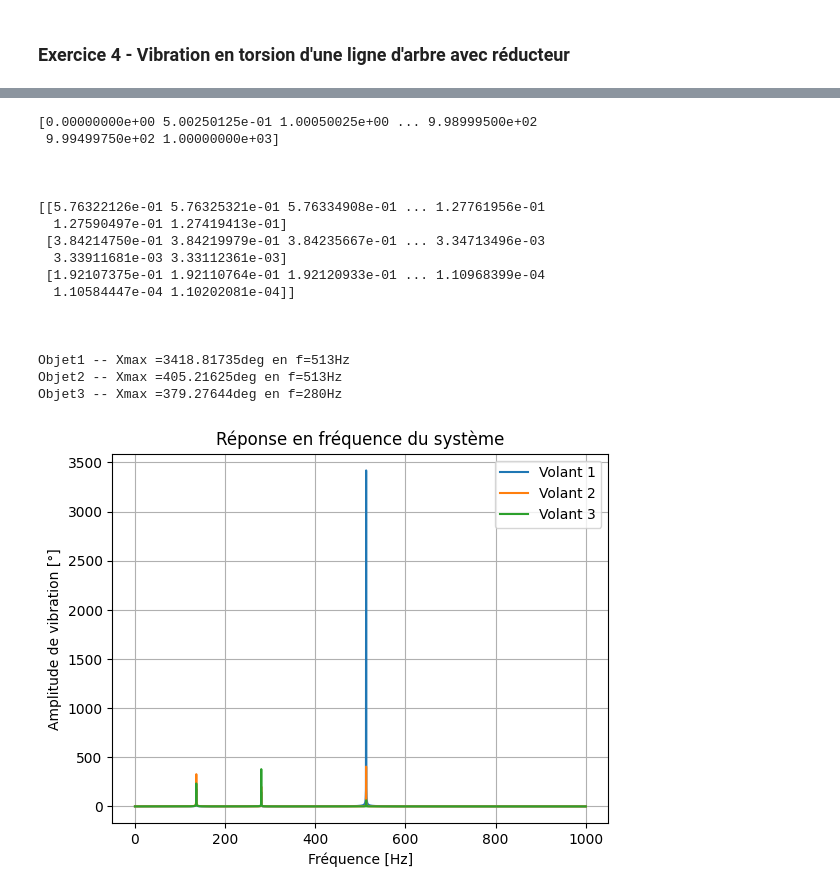
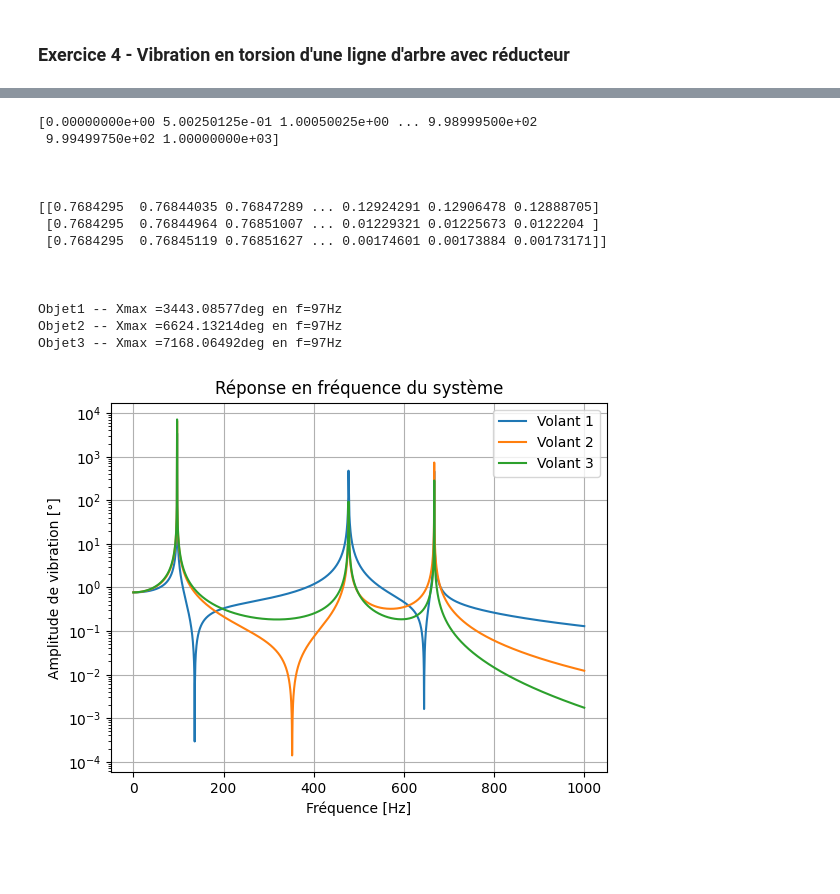
Before and after one commit to Clotilde636/Projet_CSV, a Jupyter notebook: TD02.ipynb, the cells around one changed output, grey strips where cells are left out. Saved outputs shown, nothing was run; the diff lists cells and outputs as text; code cells hidden in the pictures; blank space fills up the shorter version.

Commit message:
Update matrice Projet

```diff
--- a/TD02.ipynb
+++ b/TD02.ipynb
@@ -81,15 +81,19 @@ def modePropre(M,K):
     #print("lamda :\n", lmd)
 
     valPropre, vecPropre = np.linalg.eig(lmd)
-    vecPropre = np.transpose(vecPropre)
 
-    # En théorie il faudrait réorganiser les matrices pour reclasser les modes
 
-    #print("\nValeurs propres :\n", valPropre)
-    #print("\nVecteurs propres :\n", vecPropre)
+    # Obtenir les indices qui trient les valeurs propres par ordre croissant
+    indices_tri = np.argsort(valPropre)
+    print(indices_tri)
 
-    # En théorie il faudrait réorganiser les matrices pour reclasser les modes
-    return(valPropre, vecPropre)
+    # Trier les valeurs propres
+    valeurs_propres_triees = valPropre[indices_tri]
+
+    # Trier les vecteurs propres en fonction des indices triés
+    vecteurs_propres_triees = vecPropre[:, indices_tri]
+
+    return(valeurs_propres_triees, vecteurs_propres_triees)
 # %%
 A = modePropre(M, K)
 print("Valeurs propres :\n", A[0])
@@ -215,21 +221,22 @@ F = np.zeros(Nddl)
 # Remplissage des matrices
   # Pour K
 
-for i in range (1, Nddl-1):
-    K[i][i] = 2*Kt
-    K[i][i-1] = -Kt
-    K[i][i+1] = -Kt
-K[0][0] = 2*Kt
-K[0][1] = -Kt
-K[-1][-1] = 2*Kt
-K[-1][-2] = -Kt
+K=np.zeros([3,3])
+
+K[0][0]=7460
+K[0][1]=-3730
+K[1][0]=-3730
+K[1][1]=18650
+K[1][2]=-14920
+K[2][1]=-14920
+K[2][2]=14920
 
 print(K)
 
   # Pour M
-M[0][0] = J
-M[1][1] = J*(1+r**2)
-M[2][2] = J*r**2
+M[0][0] = 0.000762
+M[1][1] = 0.001524
+M[2][2] = 0.003048
 
 print(M)
 
@@ -261,40 +270,38 @@ Vecteurs propres :
 data = repFrequence(M, K, F, 0, 1000)
 print(data[0])
 print("\n\n")
 print(data[1])
 
 for i, ln in enumerate(data[1]):
     yplt.plot(data[0], ln, label="Volant "+str(i+1))
 yplt.title("Réponse en fréquence du système")
 yplt.grid()
 yplt.xlabel("Fréquence [Hz]")
 yplt.ylabel("Amplitude de vibration [°]")
 yplt.legend()
+yplt.yscale('log')
 
 #" - max def = " + max(ln)) + " en f="+ str(np.where(ln == max(ln)[0][0])*convPulsFreq)
 
 print("\n\n")
 for i, ln in enumerate(data[1]):
     txt = "Objet" + str(i+1) + " -- Xmax ="
     txt += str(round(max(ln),5)) + "deg en f="
     txt += str(round(data[0][np.where(ln == max(ln))[0][0]])) + "Hz"
     print(txt)
 # %% [output]
 [0.00000000e+00 5.00250125e-01 1.00050025e+00 ... 9.98999500e+02
  9.99499750e+02 1.00000000e+03]
 
 
 
-[[5.76322126e-01 5.76325321e-01 5.76334908e-01 ... 1.27761956e-01
-  1.27590497e-01 1.27419413e-01]
- [3.84214750e-01 3.84219979e-01 3.84235667e-01 ... 3.34713496e-03
-  3.33911681e-03 3.33112361e-03]
- [1.92107375e-01 1.92110764e-01 1.92120933e-01 ... 1.10968399e-04
-  1.10584447e-04 1.10202081e-04]]
+[[0.7684295  0.76844035 0.76847289 ... 0.12924291 0.12906478 0.12888705]
+ [0.7684295  0.76844964 0.76851007 ... 0.01229321 0.01225673 0.0122204 ]
+ [0.7684295  0.76845119 0.76851627 ... 0.00174601 0.00173884 0.00173171]]
 
 
 
-Objet1 -- Xmax =3418.81735deg en f=513Hz
-Objet2 -- Xmax =405.21625deg en f=513Hz
-Objet3 -- Xmax =379.27644deg en f=280Hz
+Objet1 -- Xmax =3443.08577deg en f=97Hz
+Objet2 -- Xmax =6624.13214deg en f=97Hz
+Objet3 -- Xmax =7168.06492deg en f=97Hz
-[figure, old version]
+[figure, new version]
```
Also changed, not shown: parts of 4 cells of this notebook, 1 other file.
